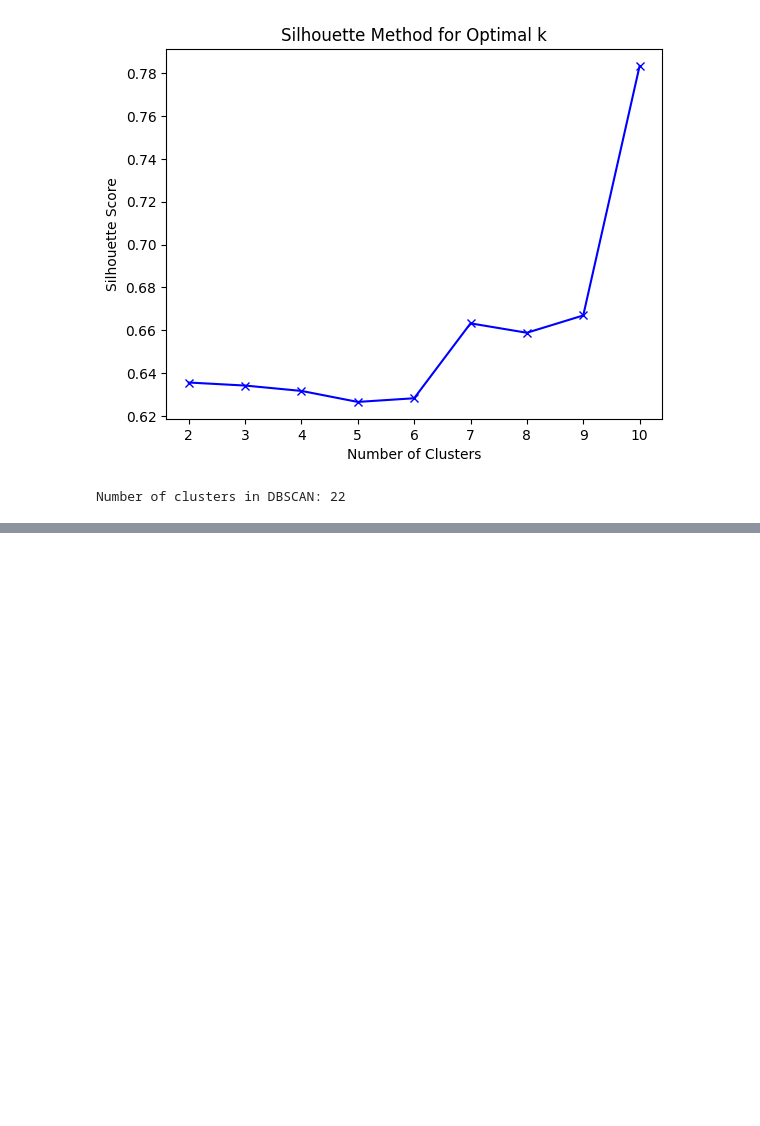
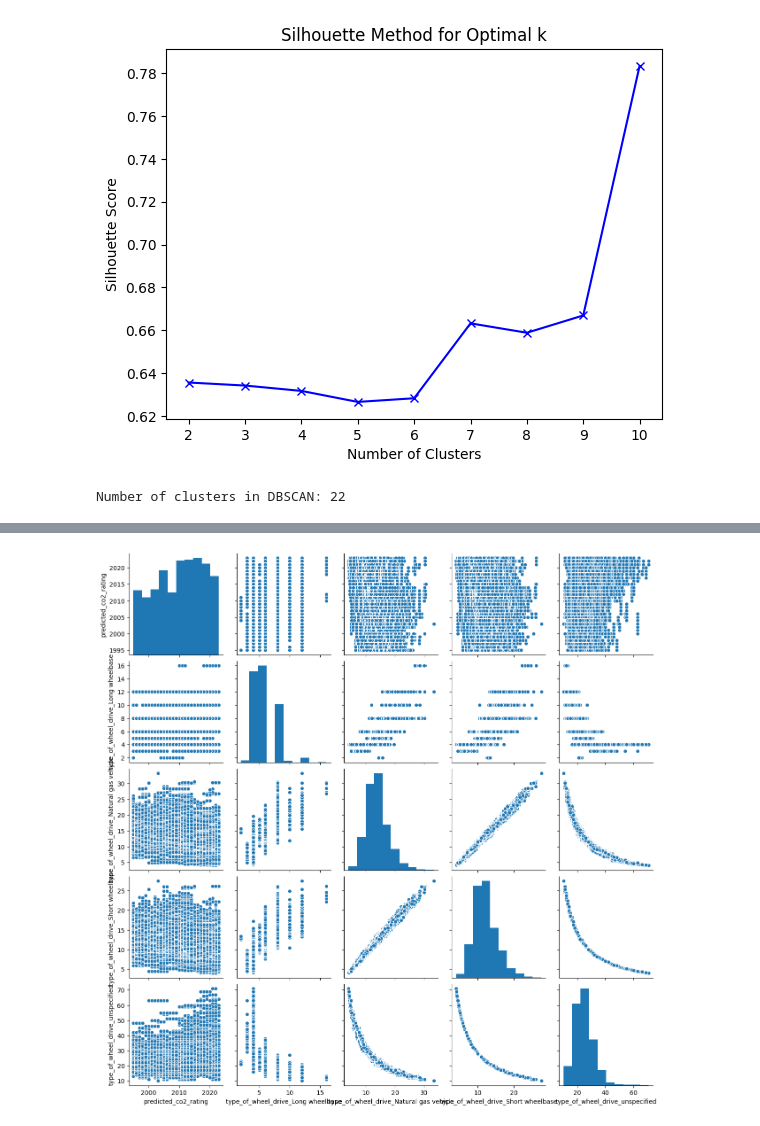
Before and after one commit to lfunderburk/machine-learning-capstone, a Jupyter notebook: notebooks/unsupervised-learning.ipynb, the cells around one changed output, grey strips where cells are left out. Saved outputs shown, nothing was run; the diff lists cells and outputs as text; code cells hidden in the pictures; blank space fills up the shorter version.

```diff
--- a/notebooks/unsupervised-learning.ipynb
+++ b/notebooks/unsupervised-learning.ipynb
@@ -415,0 +364,15 @@ plt.show()
+# %%
+import seaborn as sns
+
+# Convert X to a Pandas DataFrame for easier plotting
+df = pd.DataFrame(X, columns=['predicted_co2_rating',
+'type_of_wheel_drive_Long wheelbase',
+'type_of_wheel_drive_Natural gas vehicle',
+'type_of_wheel_drive_Short wheelbase',
+ 'type_of_wheel_drive_unspecified'])
+
+# Use Seaborn's pairplot function to plot a scatter matrix
+sns.pairplot(df)
+plt.show()
+# %% [output]
+[figure, added]
```
Also changed, not shown: parts of 11 cells of this notebook, 1 other file.
